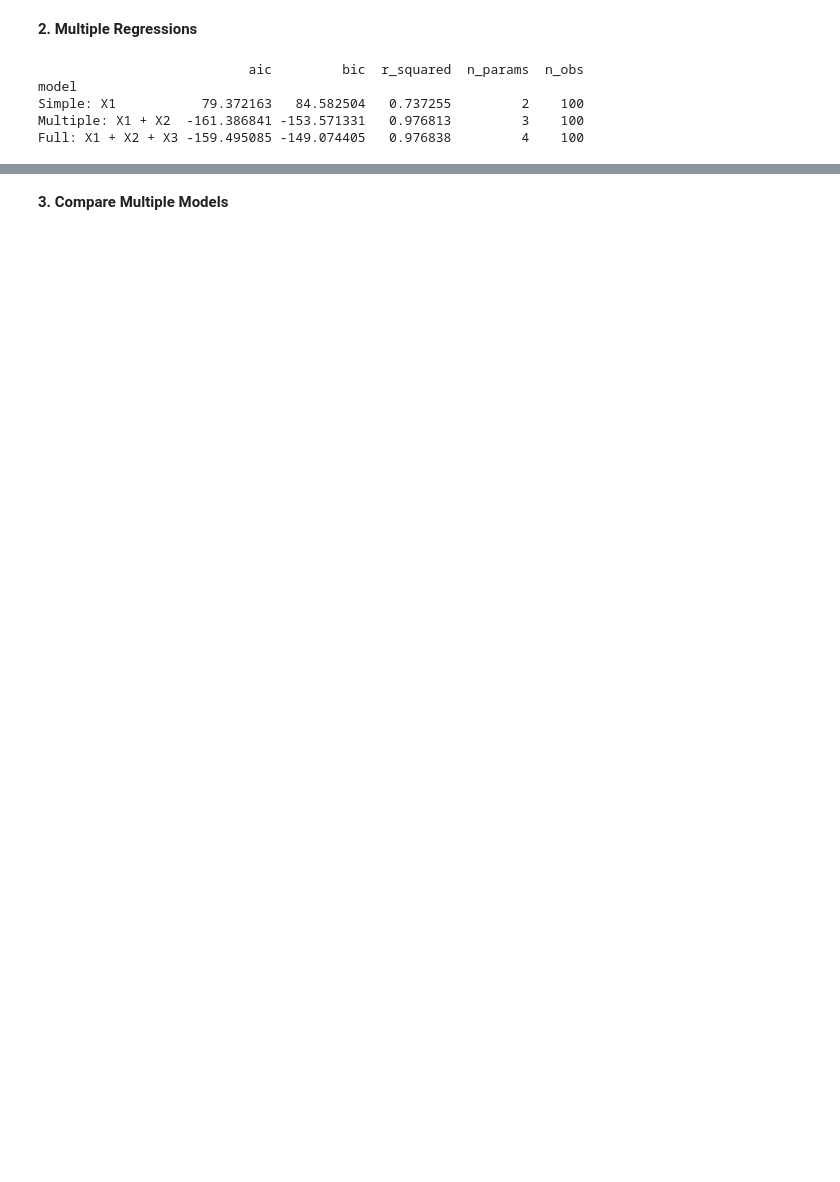
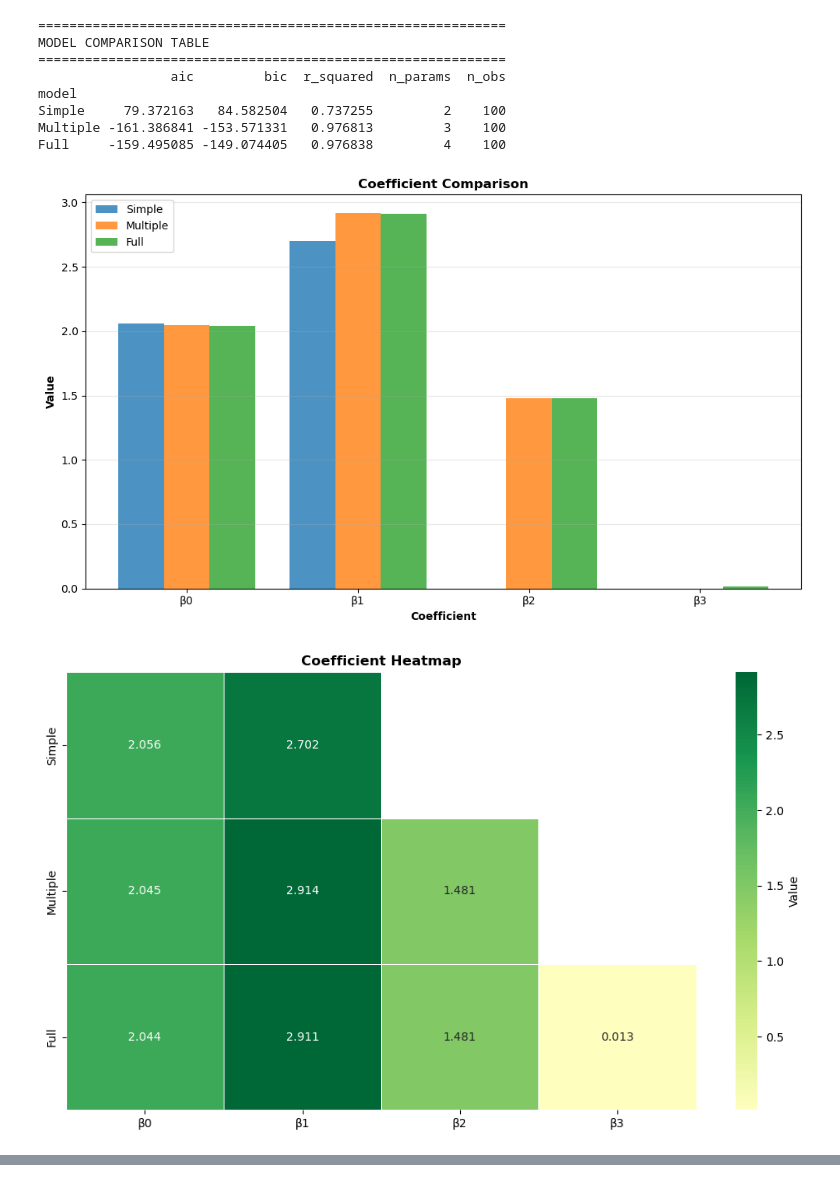
Before and after one commit to apaolol/EasyLM, a Jupyter notebook: examples/quick_start.ipynb, the cells around one changed output, grey strips where cells are left out. Saved outputs shown, nothing was run; the diff lists cells and outputs as text; code cells hidden in the pictures; blank space fills up the shorter version.

Commit message:
new file plot_utils, new quickstart, new plot_helper

```diff
--- a/examples/quick_start.ipynb
+++ b/examples/quick_start.ipynb
@@ -103,36 +1,68 @@ Predicted sales: $75.82
-# %% [markdown]
-**2. Multiple Regressions**
 # %%
+import numpy as np
+import matplotlib.pyplot as plt
 from EasyLM import LinearModel, ModelComparator, PlotHelper
-import matplotlib.pyplot as plt
 
-# Generate data
+# 1. GENERATE DATA
 np.random.seed(42)
 n = 100
 X1 = np.random.randn(n)
 X2 = np.random.randn(n)
 X3 = np.random.randn(n)
 y = 2 + 3*X1 + 1.5*X2 + np.random.randn(n) * 0.5
 
-# Fit three models with different features
+# 2. FIT MODELS
+# Simple model (1 predictor)
 model1 = LinearModel()
-model1.fit(np.column_stack([X1]), y)
-model1.name = "Simple: X1"
+model1.fit(X1.reshape(-1, 1), y)
+model1.name = "Simple"
 
+# Multiple regression (2 predictors)
 model2 = LinearModel()
 model2.fit(np.column_stack([X1, X2]), y)
-model2.name = "Multiple: X1 + X2"
+model2.name = "Multiple"
 
+# Full model (3 predictors)
 model3 = LinearModel()
 model3.fit(np.column_stack([X1, X2, X3]), y)
-model3.name = "Full: X1 + X2 + X3"
+model3.name = "Full"
 
-# Compare models
+# 3. STATISTICAL COMPARISON
+print("="*60)
+print("MODEL COMPARISON TABLE")
+print("="*60)
 comparator = ModelComparator([model1, model2, model3])
 print(comparator.compare())
+
+# 4. VISUALIZE COMPARISONS (One-liners)
+
+# Coefficient comparison
+PlotHelper.coef_plot(model1, model2, model3)
+PlotHelper.coef_plot(model1, model2, model3, style='heatmap')
+
+# Metric comparison
+PlotHelper.metric_plot(model1, model2, model3)
+PlotHelper.metric_plot(model1, model2, model3, style='radar')
+
+# Complete dashboard
+PlotHelper.compare(model1, model2, model3)
+
+# Show all plots at once
+plt.show()
+
+# 5. INDIVIDUAL MODEL SUMMARY
+print("\n" + "="*60)
+print("BEST MODEL SUMMARY (Multiple)")
+print("="*60)
+print(model2.summary())
 # %% [output]
-                           aic         bic  r_squared  n_params  n_obs
+============================================================
+MODEL COMPARISON TABLE
+============================================================
+                 aic         bic  r_squared  n_params  n_obs
 model
-Simple: X1           79.372163   84.582504   0.737255         2    100
-Multiple: X1 + X2  -161.386841 -153.571331   0.976813         3    100
-Full: X1 + X2 + X3 -159.495085 -149.074405   0.976838         4    100
+Simple     79.372163   84.582504   0.737255         2    100
+Multiple -161.386841 -153.571331   0.976813         3    100
+Full     -159.495085 -149.074405   0.976838         4    100
+[figure, added]
+[figure, added]
@@ -139,2 +90,0 @@ Full: X1 + X2 + X3 -159.495085 -149.074405   0.976838         4    100
-# %% [markdown]
-**3. Compare Multiple Models**
```
Also changed, not shown: parts of 19 cells of this notebook, 2 other files.
